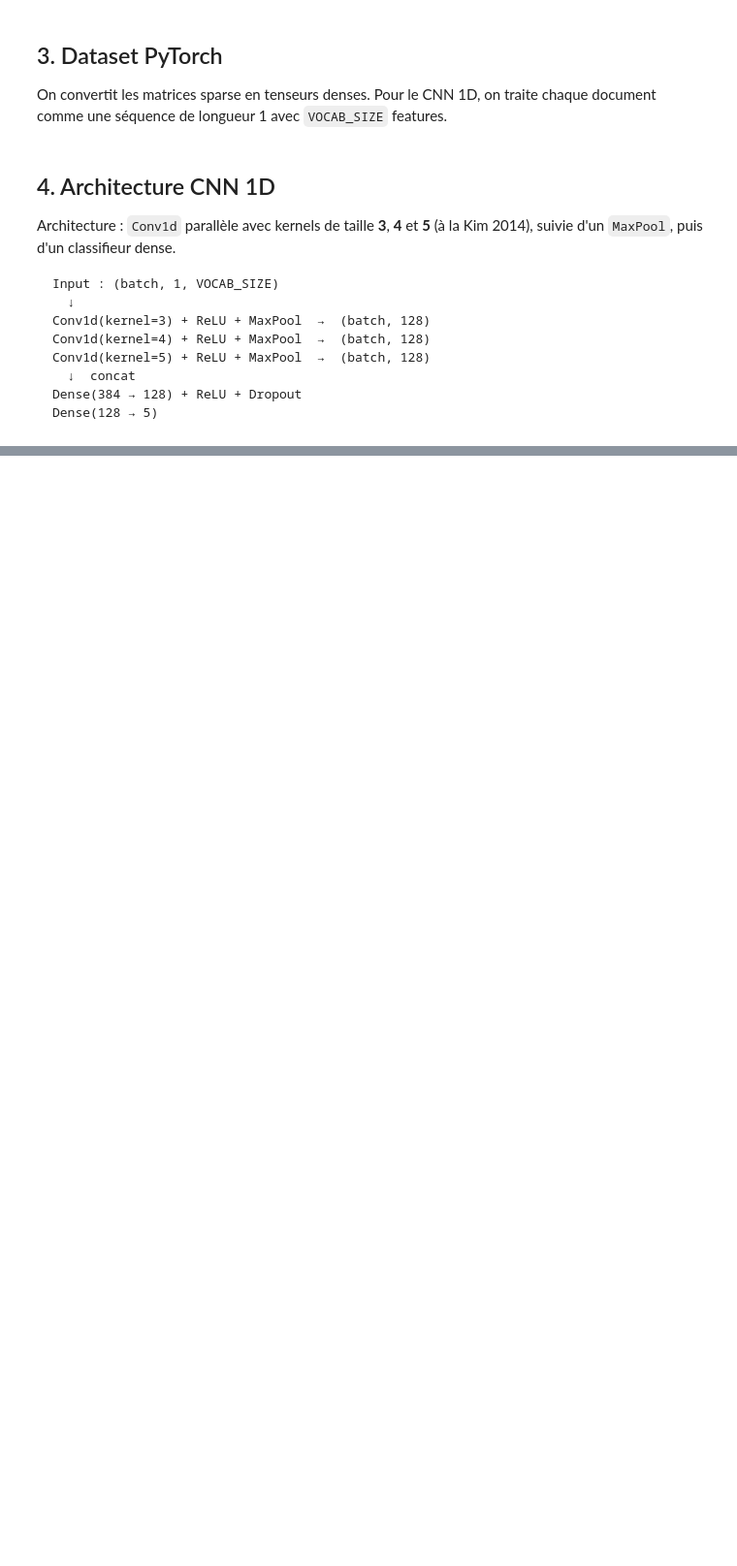
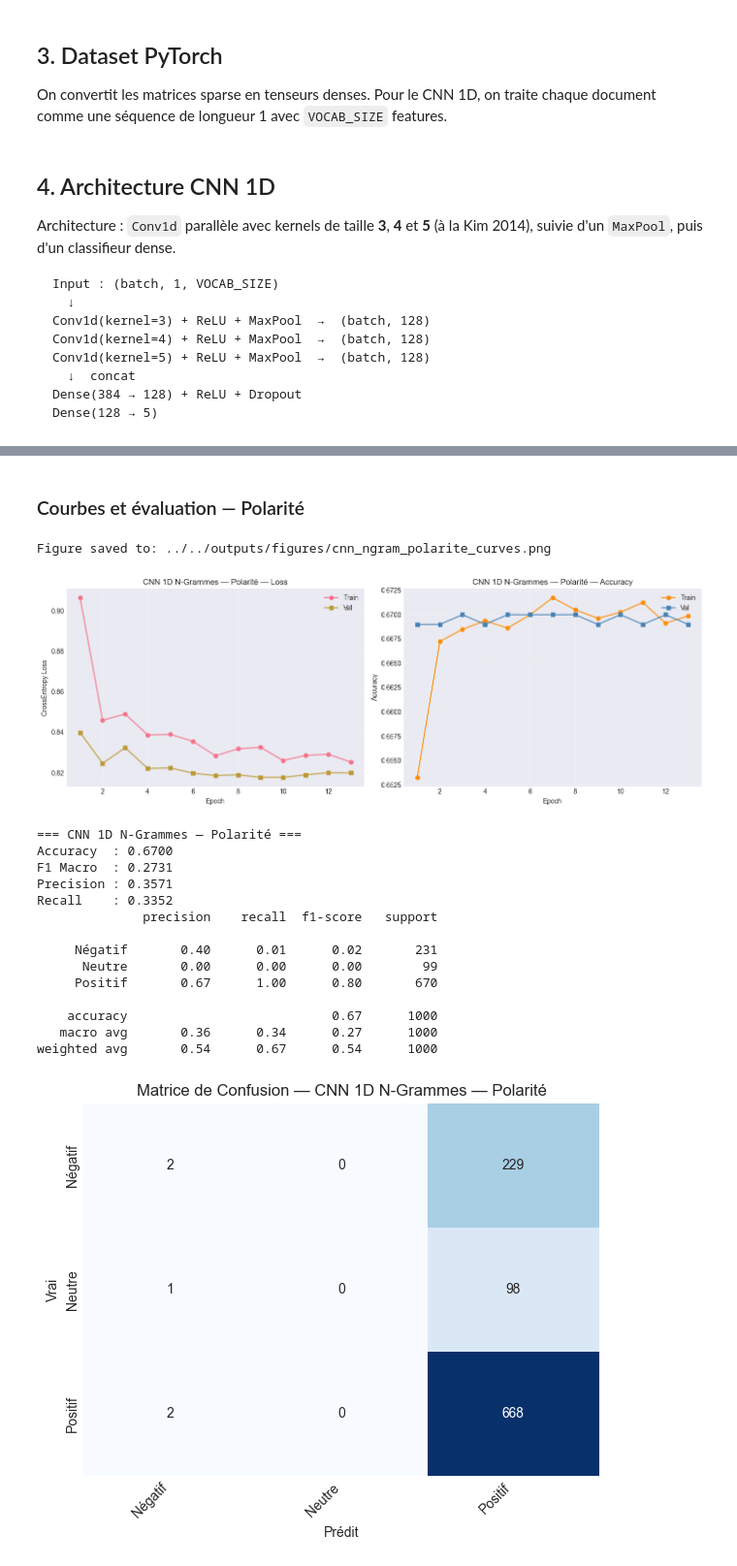
Before and after one commit to adamelhirch/S6C01, a Jupyter notebook: notebooks/5-deep-learning/02-deep-ngram.ipynb, the cells around one changed output, grey strips where cells are left out. Shown at 97% size. Drawn from its saved outputs; the diff is of its cells as text; code cells hidden in the pictures; blank space fills up the shorter version.

```diff
--- a/notebooks/5-deep-learning/02-deep-ngram.ipynb
+++ b/notebooks/5-deep-learning/02-deep-ngram.ipynb
@@ -106,9 +138,8 @@ class NgramDataset(Dataset):
     """Dataset PyTorch pour les features N-grammes (sparse matrix → dense tensor)."""
 
     def __init__(self, X_sparse, y_labels):
-        # Convertir la matrice sparse en array dense float32
         self.X = torch.tensor(X_sparse.toarray(), dtype=torch.float32)
-        self.y = torch.tensor(y_labels.values, dtype=torch.long)
+        self.y = torch.tensor(y_labels, dtype=torch.long)
 
     def __len__(self):
         return len(self.y)
@@ -120,15 +151,16 @@ class NgramDataset(Dataset):
 
 BATCH_SIZE = 64
 
-train_dataset = NgramDataset(X_train_vec, y_train)
-val_dataset   = NgramDataset(X_val_vec,   y_val)
-test_dataset  = NgramDataset(X_test_vec,  y_test)
-
-train_loader = DataLoader(train_dataset, batch_size=BATCH_SIZE, shuffle=True)
-val_loader   = DataLoader(val_dataset,   batch_size=BATCH_SIZE, shuffle=False)
-test_loader  = DataLoader(test_dataset,  batch_size=BATCH_SIZE, shuffle=False)
-
-print(f'Batches train : {len(train_loader)} | val : {len(val_loader)} | test : {len(test_loader)}')
+def make_loaders(y_train, y_val, y_test):
+    """Crée les DataLoaders pour un jeu de labels donné."""
+    train_ds = NgramDataset(X_train_vec, y_train)
+    val_ds   = NgramDataset(X_val_vec,   y_val)
+    test_ds  = NgramDataset(X_test_vec,  y_test)
+    return (
+        DataLoader(train_ds, batch_size=BATCH_SIZE, shuffle=True),
+        DataLoader(val_ds,   batch_size=BATCH_SIZE, shuffle=False),
+        DataLoader(test_ds,  batch_size=BATCH_SIZE, shuffle=False),
+    )
 # %% [markdown]
 ## 4. Architecture CNN 1D
 
@@ -187,7 +219,9 @@ class TextCNN1D(nn.Module):
         return out
 
 
-model = TextCNN1D(vocab_size=VOCAB_SIZE, num_classes=5).to(DEVICE)
-print(model)
-total_params = sum(p.numel() for p in model.parameters() if p.requires_grad)
+# Vérification de l'architecture
+model_test = TextCNN1D(vocab_size=VOCAB_SIZE, num_classes=5)
+print(model_test)
+total_params = sum(p.numel() for p in model_test.parameters() if p.requires_grad)
 print(f'\nParamètres entraînables : {total_params:,}')
+del model_test
@@ -336,0 +381,9 @@ plt.show()
+# %%
+print("=" * 60)
+print("TÂCHE 1 : POLARITÉ (négatif / neutre / positif)")
+print("=" * 60)
+
+train_pol, val_pol, test_pol = make_loaders(y_pol_train, y_pol_val, y_pol_test)
+
+model_pol = TextCNN1D(vocab_size=VOCAB_SIZE, num_classes=3).to(DEVICE)
+model_pol, history_pol = train_cnn(model_pol, train_pol, val_pol)
@@ -336,0 +398,25 @@ plt.show()
+# %% [markdown]
+### Courbes et évaluation — Polarité
+# %%
+plot_training_curves(history_pol, 'CNN 1D N-Grammes — Polarité', 'cnn_ngram_polarite_curves.png')
+acc_pol, f1_pol = evaluate_and_report(
+    model_pol, test_pol, ['Négatif', 'Neutre', 'Positif'], 'CNN 1D N-Grammes — Polarité'
+)
+# %% [output]
+Figure saved to: ../../outputs/figures/cnn_ngram_polarite_curves.png
+[figure, added]
+=== CNN 1D N-Grammes — Polarité ===
+Accuracy  : 0.6700
+F1 Macro  : 0.2731
+Precision : 0.3571
+Recall    : 0.3352
+              precision    recall  f1-score   support
+
+     Négatif       0.40      0.01      0.02       231
+      Neutre       0.00      0.00      0.00        99
+     Positif       0.67      1.00      0.80       670
+
+    accuracy                           0.67      1000
+   macro avg       0.36      0.34      0.27      1000
+weighted avg       0.54      0.67      0.54      1000
+[figure, added]
```
Also changed, not shown: parts of 26 cells of this notebook, 1 other file.
